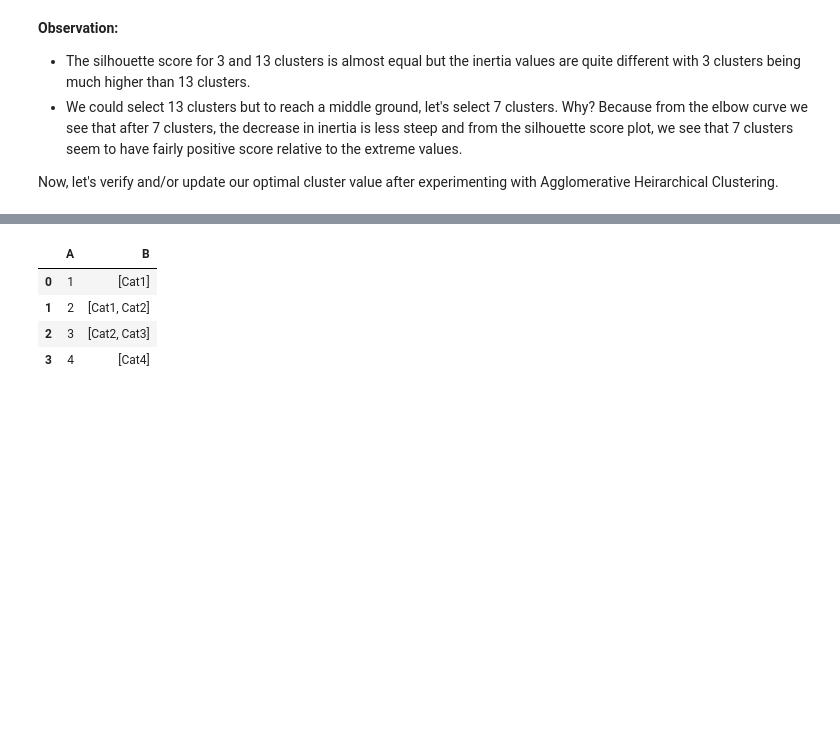
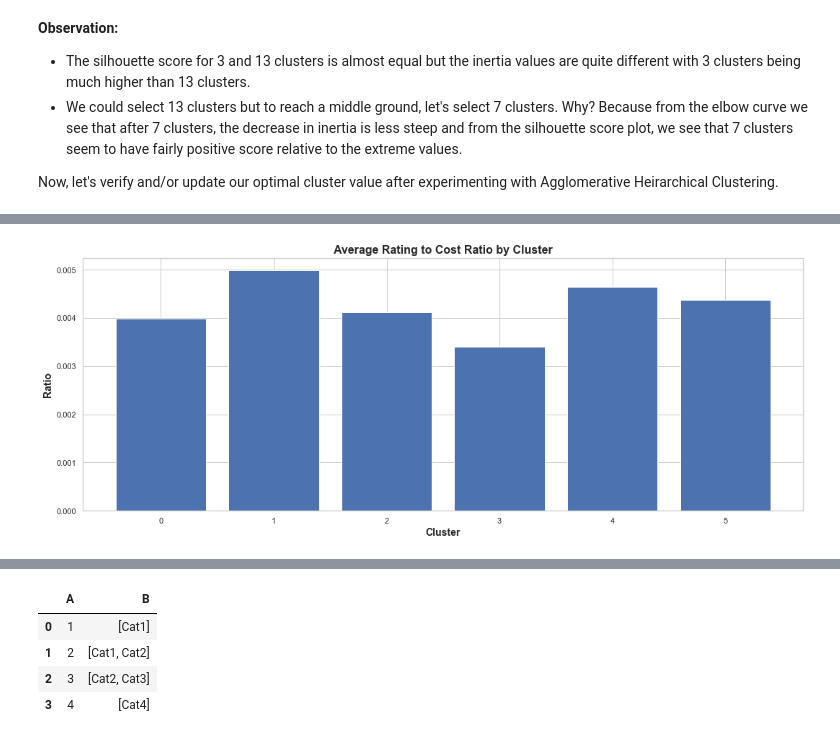
Before and after one commit to AimanSahay/ML-Project---Zomato-Restaurant-Clustering-and-Sentiment-Analysis, a Jupyter notebook: ML Project - Zomato Restaurant Clustering and Customer Sentiment Analysis.ipynb, the cells around one changed output, grey strips where cells are left out. Cells and saved outputs as stored; diff of their text form; code cells hidden in the pictures; blank space fills up the shorter version.

```diff
--- a/ML Project - Zomato Restaurant Clustering and Customer Sentiment Analysis.ipynb
+++ b/ML Project - Zomato Restaurant Clustering and Customer Sentiment Analysis.ipynb
@@ -1887,0 +1981,22 @@ array([[-0.25400025, -0.2306328 , -0.40583972, ...,  3.37268439,
+# %%
+# Average Ratings to Cost Ratio
+
+plt.figure(figsize=(15, 6))
+
+# Calculate average ratings to cost ratio for each cluster
+rating_cost_ratio = (cost_ratings_data["Average_Rating"] / cost_ratings_data["Cost"]).sort_values(ascending=False).\
+                    reset_index().rename(columns={0 : "Ratio"})
+
+# Plot Bar Plot
+plt.bar(rating_cost_ratio["Cluster"], rating_cost_ratio["Ratio"])
+
+# Adding labels and title
+plt.title('Average Rating to Cost Ratio by Cluster', fontsize=16, fontweight="bold")
+plt.xlabel('Cluster', fontsize=14, fontweight="bold")
+plt.ylabel('Ratio', fontsize=14, fontweight="bold")
+
+# Show plot
+plt.tight_layout()
+plt.show()
+# %% [output]
+[figure, added]
```
Also changed, not shown: parts of 10 cells of this notebook.
